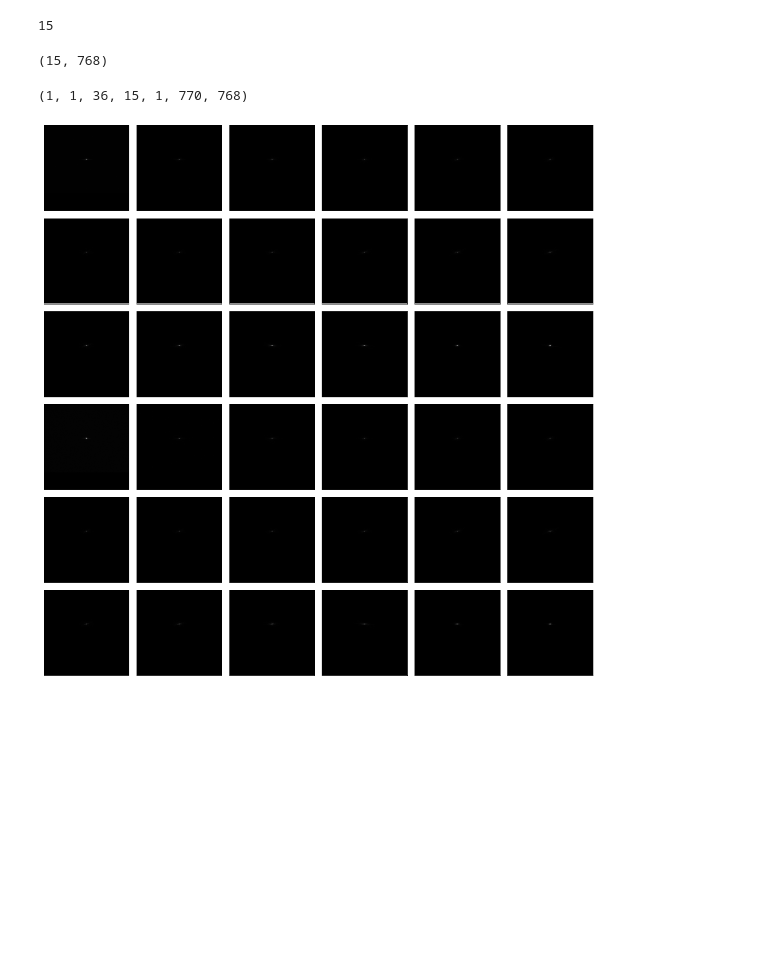
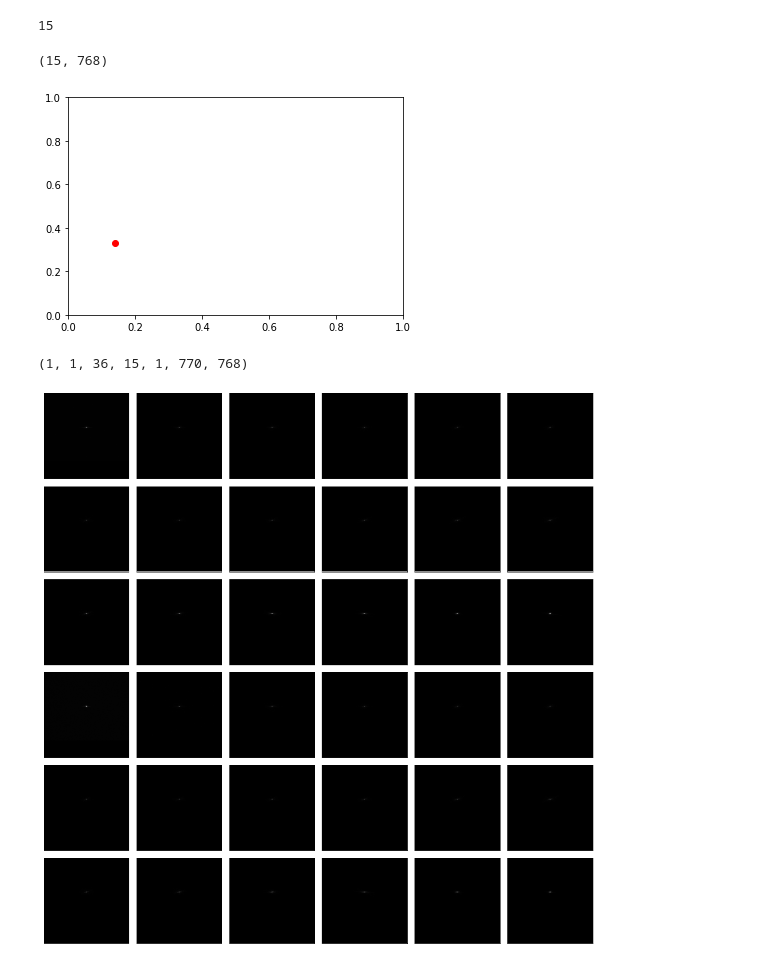
Before and after one commit to Erfandarzi/mri-reconstruction, a Jupyter notebook: python/main-colab.ipynb, the cells around one changed output. Cells and saved outputs as stored; diff of their text form; code cells hidden in the pictures; blank space fills up the shorter version.

```diff
--- a/python/main-colab.ipynb
+++ b/python/main-colab.ipynb
@@ -153,3 +160,8 @@ for acqnum in range(firstacq,dset.number_of_acquisitions()):
+# %%
+plt.plot(*np.random.rand(2), 'ro')
+plt.show()
+# %% [output]
+[figure, added]
 # %%
 all_data.shape
 # %% [output]
```
Also changed, not shown: parts of 7 cells of this notebook.
